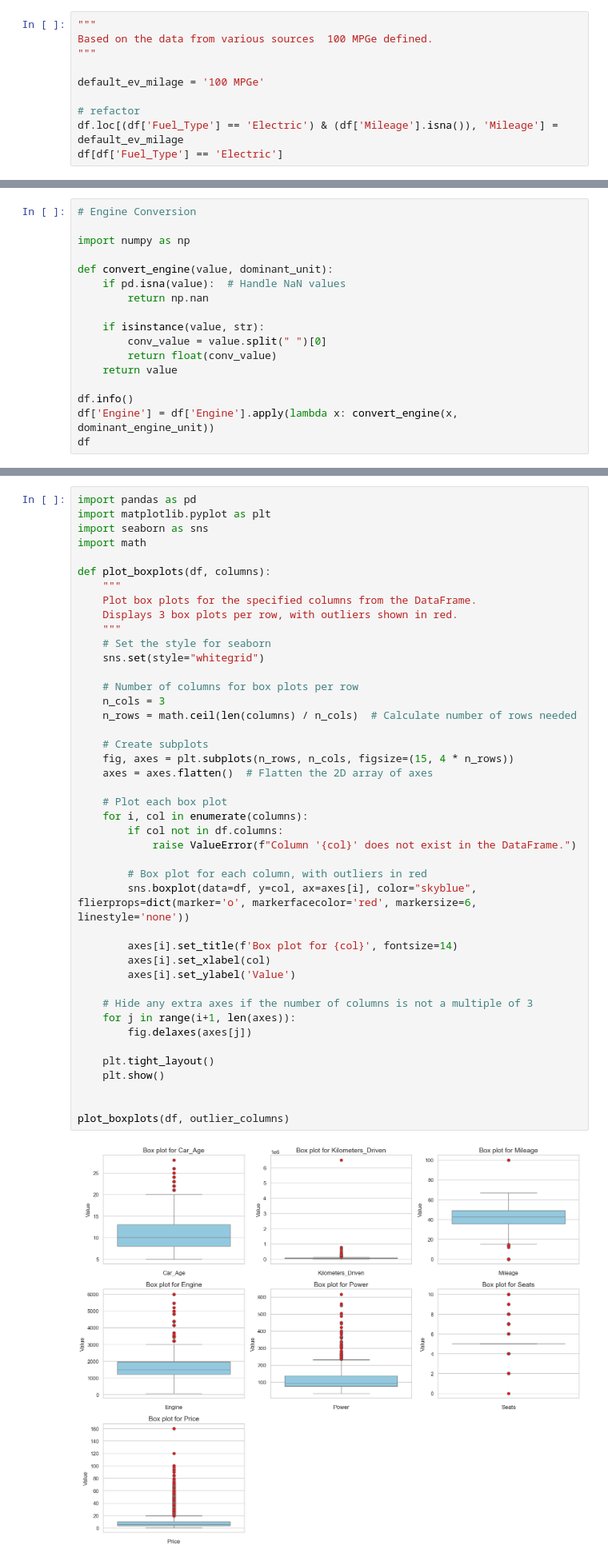
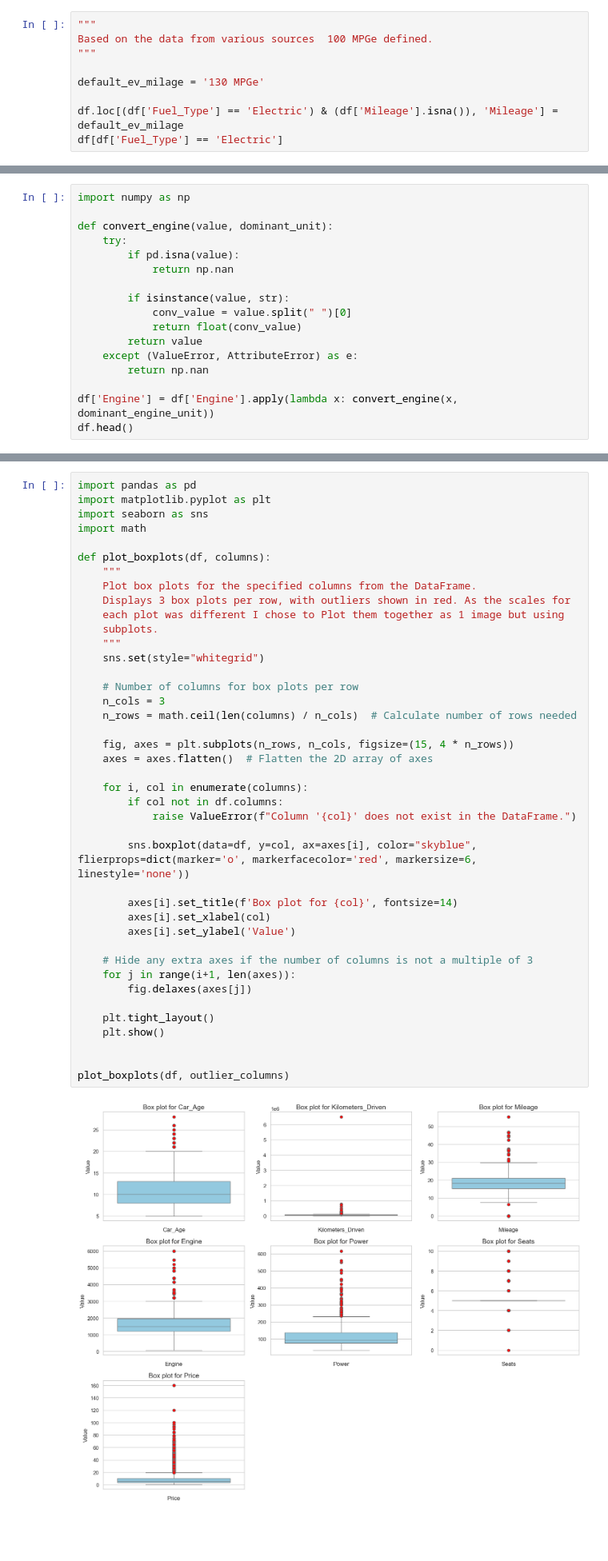
Before and after one commit to anjali-ojha/data-mining, a Jupyter notebook: assignment-1/assignment1.ipynb, the cells around one changed output, grey strips where cells are left out. Shown at 80% size. Saved outputs shown, nothing was run; the diff lists cells and outputs as text; blank space fills up the shorter version.

```diff
--- a/assignment-1/assignment1.ipynb
+++ b/assignment-1/assignment1.ipynb
@@ -92,9 +77,8 @@ df[df['Fuel_Type'] == 'Electric']
 Based on the data from various sources  100 MPGe defined.
 """
 
-default_ev_milage = '100 MPGe'
+default_ev_milage = '130 MPGe'
 
-# refactor
 df.loc[(df['Fuel_Type'] == 'Electric') & (df['Mileage'].isna()), 'Mileage'] = default_ev_milage
 df[df['Fuel_Type'] == 'Electric']
 # %% [output]
@@ -234,20 +215,20 @@ Name: count, dtype: int64
 
 Dominant unit for column = 'Engine', dominant_unit = 'cc'
 # %%
-# Engine Conversion
-
 import numpy as np
 
 def convert_engine(value, dominant_unit):
-    if pd.isna(value):  # Handle NaN values
+    try:
+        if pd.isna(value):
+            return np.nan
+
+        if isinstance(value, str):
+            conv_value = value.split(" ")[0]
+            return float(conv_value)
+        return value
+    except (ValueError, AttributeError) as e:
         return np.nan
 
-    if isinstance(value, str):
-        conv_value = value.split(" ")[0]
-        return float(conv_value)
-    return value
-
-df.info()
 df['Engine'] = df['Engine'].apply(lambda x: convert_engine(x, dominant_engine_unit))
-df
+df.head()
 # %% [output]
@@ -542,42 +438,40 @@ import math
 def plot_boxplots(df, columns):
     """
     Plot box plots for the specified columns from the DataFrame.
-    Displays 3 box plots per row, with outliers shown in red.
+    Displays 3 box plots per row, with outliers shown in red. As the scales for
+    each plot was different I chose to Plot them together as 1 image but using
+    subplots.
     """
-    # Set the style for seaborn
     sns.set(style="whitegrid")
 
     # Number of columns for box plots per row
     n_cols = 3
     n_rows = math.ceil(len(columns) / n_cols)  # Calculate number of rows needed
 
-    # Create subplots
     fig, axes = plt.subplots(n_rows, n_cols, figsize=(15, 4 * n_rows))
     axes = axes.flatten()  # Flatten the 2D array of axes
 
-    # Plot each box plot
     for i, col in enumerate(columns):
         if col not in df.columns:
             raise ValueError(f"Column '{col}' does not exist in the DataFrame.")
 
-        # Box plot for each column, with outliers in red
         sns.boxplot(data=df, y=col, ax=axes[i], color="skyblue", flierprops=dict(marker='o', markerfacecolor='red', markersize=6, linestyle='none'))
 
         axes[i].set_title(f'Box plot for {col}', fontsize=14)
         axes[i].set_xlabel(col)
         axes[i].set_ylabel('Value')
 
     # Hide any extra axes if the number of columns is not a multiple of 3
     for j in range(i+1, len(axes)):
         fig.delaxes(axes[j])
 
     plt.tight_layout()
     plt.show()
 
 
 plot_boxplots(df, outlier_columns)
 # %% [output]
-[figure, old version]
+[figure, new version]
 # %% [markdown]
 ### Please draw box-plot for ‘Mileage’ with ‘Fuel_Type’.
 # %%
```
Also changed, not shown: parts of 28 cells of this notebook, 1 other file.
